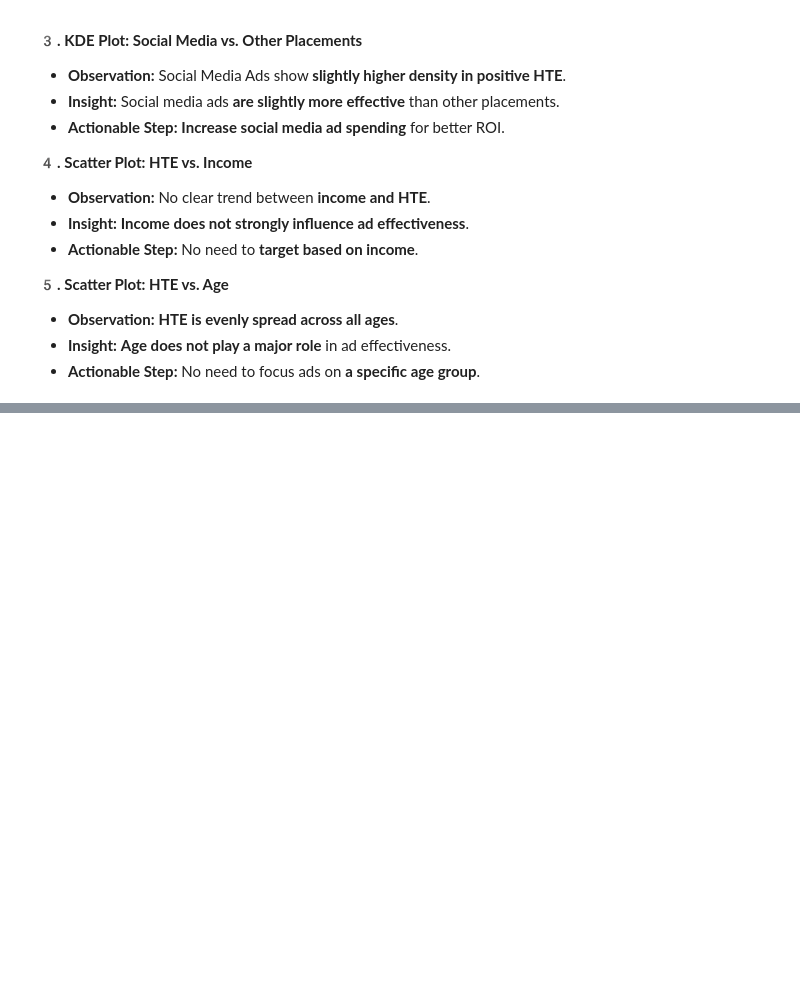
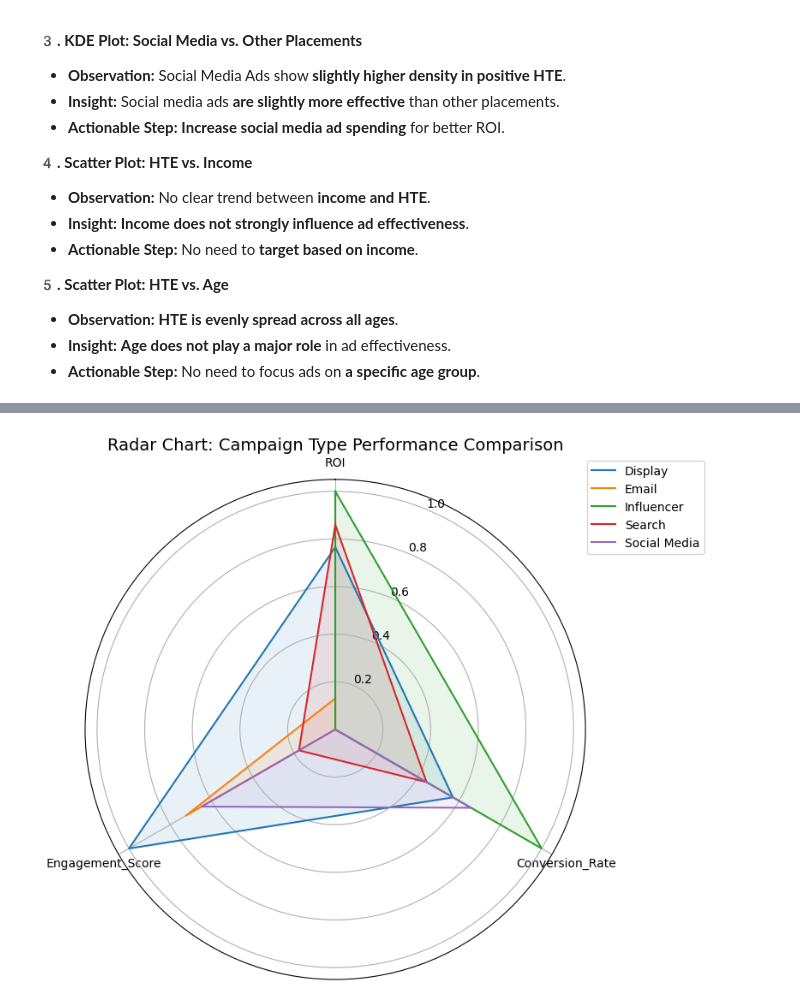
Before and after one commit to ARYAN-SIDH/Ads-Optimization-CTR-Conversions, a Jupyter notebook: masters_project.ipynb, the cells around one changed output, grey strips where cells are left out. Saved outputs shown, nothing was run; the diff lists cells and outputs as text; code cells hidden in the pictures; blank space fills up the shorter version.

```diff
--- a/masters_project.ipynb
+++ b/masters_project.ipynb
@@ -726,0 +850,37 @@ plt.show()
+# %%
+import matplotlib.pyplot as plt
+import numpy as np
+import pandas as pd
+
+# Step 1: Group and summarize metrics
+metrics = ['ROI', 'Conversion_Rate', 'Engagement_Score']
+summary_df = df_campaign.groupby('Campaign_Type')[metrics].mean()
+
+# Step 2: Normalize values (0 to 1 range) for fair comparison
+normalized_df = (summary_df - summary_df.min()) / (summary_df.max() - summary_df.min())
+
+# Step 3: Setup radar chart variables
+categories = list(normalized_df.columns)
+num_vars = len(categories)
+angles = np.linspace(0, 2 * np.pi, num_vars, endpoint=False).tolist()
+angles += angles[:1]  # Close the circle
+
+# Step 4: Plot
+fig, ax = plt.subplots(figsize=(8, 8), subplot_kw=dict(polar=True))
+
+for campaign in normalized_df.index:
+    values = normalized_df.loc[campaign].tolist()
+    values += values[:1]  # close loop
+    ax.plot(angles, values, label=campaign)
+    ax.fill(angles, values, alpha=0.1)
+
+# Step 5: Formatting
+ax.set_theta_offset(np.pi / 2)
+ax.set_theta_direction(-1)
+ax.set_thetagrids(np.degrees(angles[:-1]), categories)
+plt.title("Radar Chart: Campaign Type Performance Comparison", size=14)
+plt.legend(loc='upper right', bbox_to_anchor=(1.25, 1.05))
+plt.tight_layout()
+plt.show()
+# %% [output]
+[figure, added]
```
Also changed, not shown: parts of 10 cells of this notebook, 7 other files.
